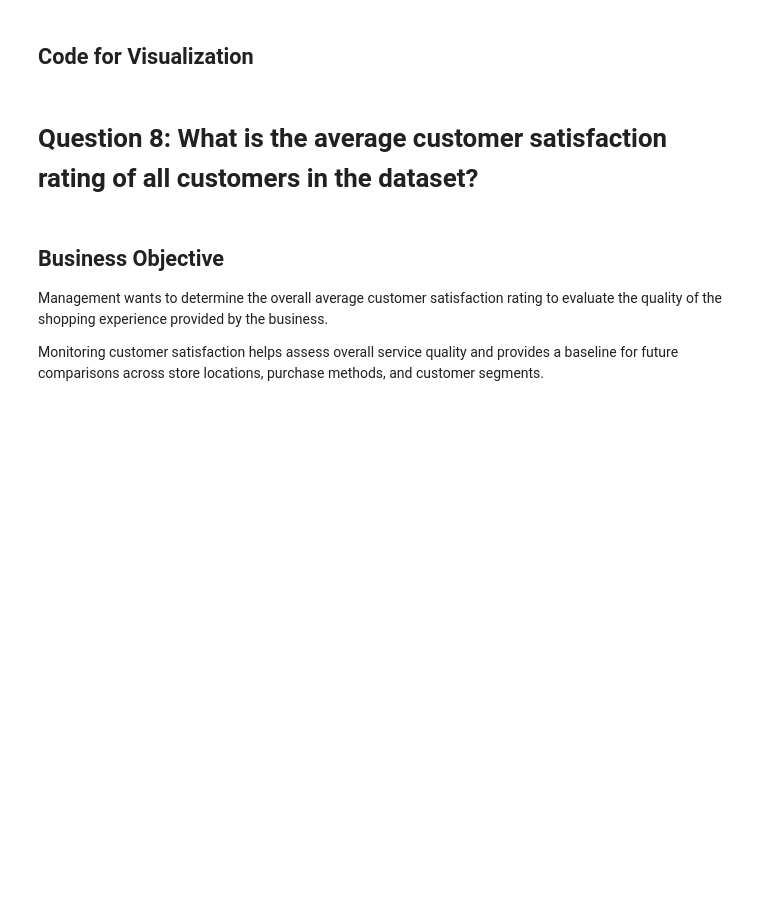
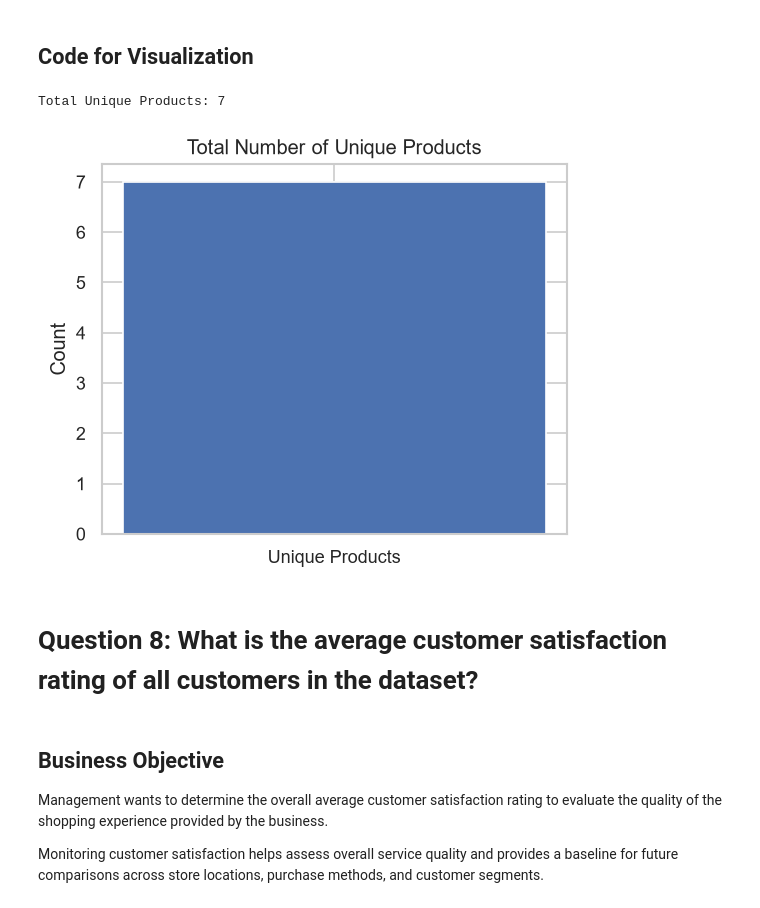
Before and after one commit to thanuja-reddi/MongoDB_EDA_Case_Study, a Jupyter notebook: notebooks/homework_casestudy_questions.ipynb, the cells around one changed output. Drawn from its saved outputs; the diff is of its cells as text; code cells hidden in the pictures; blank space fills up the shorter version.

Commit message:
Completed Q7: Unique products analysis

```diff
--- a/notebooks/homework_casestudy_questions.ipynb
+++ b/notebooks/homework_casestudy_questions.ipynb
@@ -570,3 +570,25 @@ Management wants to identify the number of unique products offered by the busine
 Understanding the product portfolio helps the business evaluate product diversity, support inventory planning, and assist in future product management decisions.
 # %% [markdown]
 ## Code for Query
+# %%
+pipeline = [
+    {
+        "$unwind": "$items"
+    },
+    {
+        "$group": {
+            "_id": "$items.name"
+        }
+    },
+    {
+        "$sort": {
+            "_id": 1
+        }
+    }
+]
+
+result = list(sales.aggregate(pipeline))
+
+unique_products = pd.DataFrame(result)
+
+unique_products
@@ -573,5 +604,26 @@ Understanding the product portfolio helps the business evaluate product diversit
 # %% [markdown]
 ## Code for Visualization
+# %%
+total_products = unique_products.shape[0]
+
+print("Total Unique Products:", total_products)
+# %% [output]
+Total Unique Products: 7
+# %%
+plt.figure(figsize=(5,4))
+
+plt.bar(
+    ["Unique Products"],
+    [total_products]
+)
+
+plt.title("Total Number of Unique Products")
+
+plt.ylabel("Count")
+
+plt.show()
+# %% [output]
+[figure, added]
 # %% [markdown]
 # Question 8: What is the average customer satisfaction rating of all customers in the dataset?
 # %% [markdown]
```
Also changed, not shown: parts of 1 cell of this notebook.
